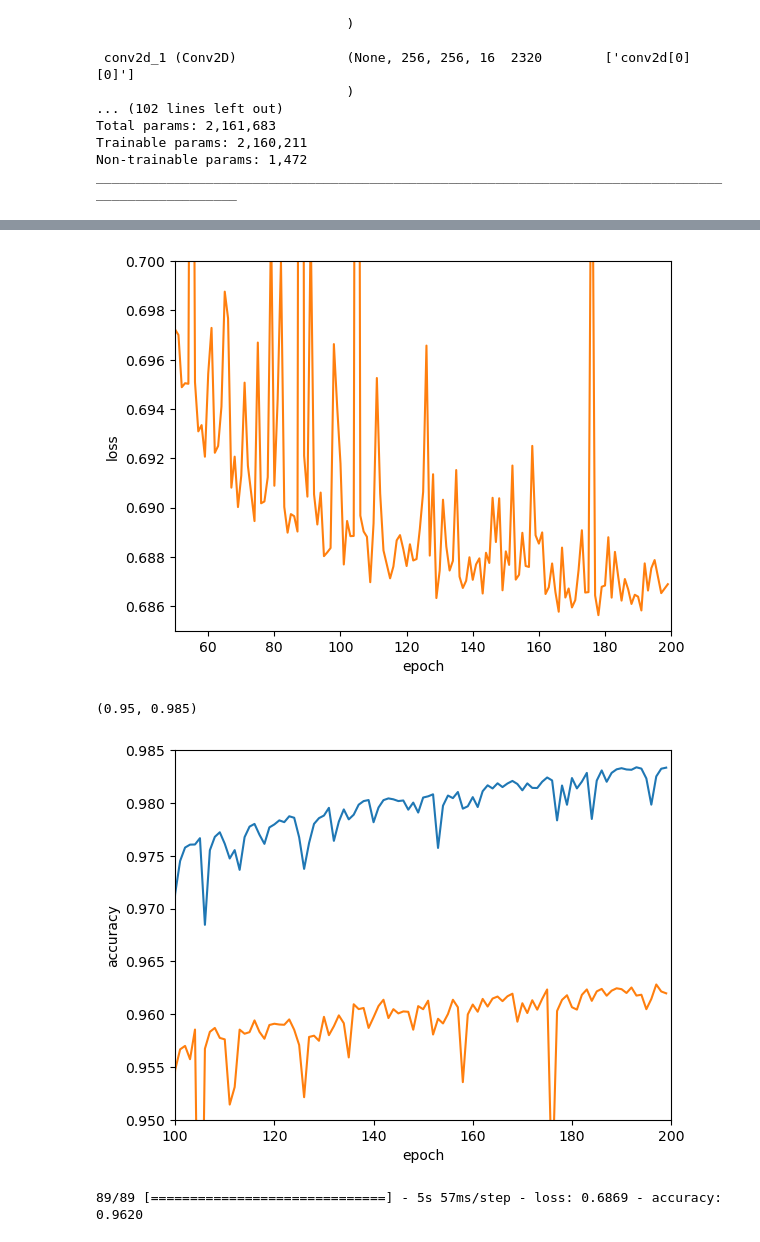
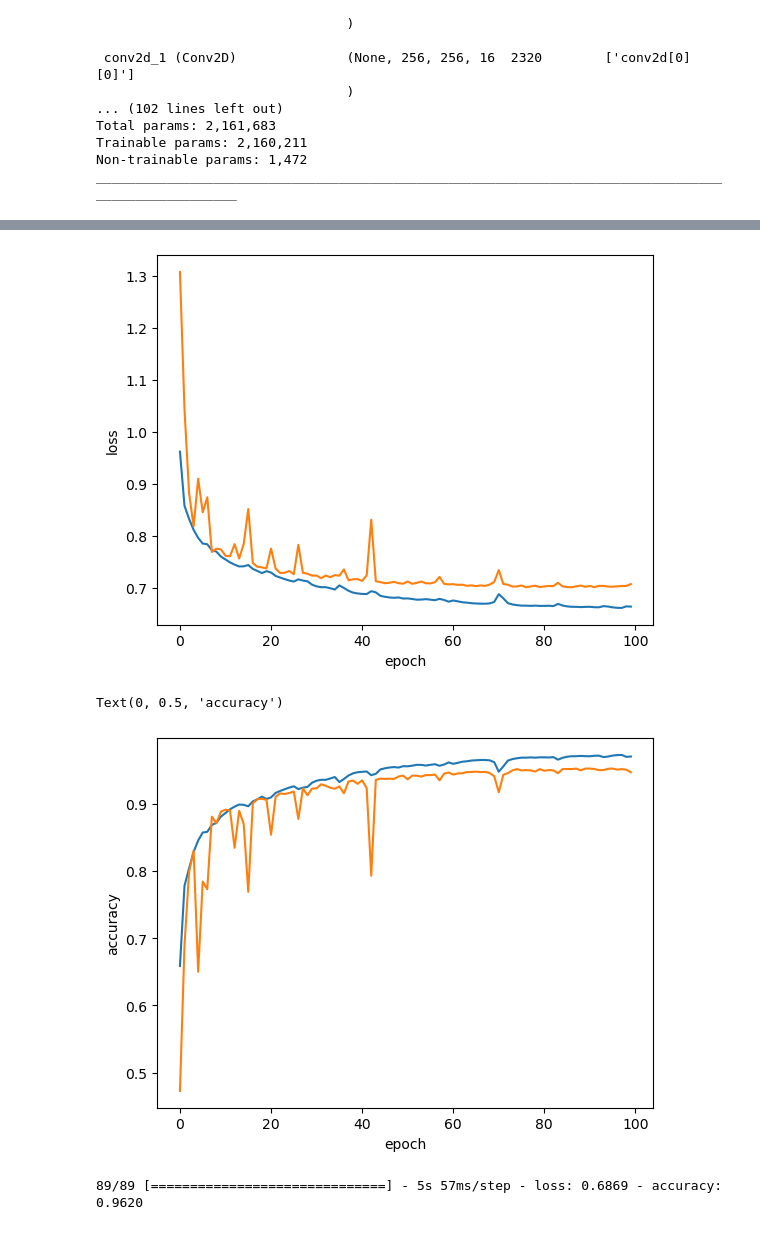
Before and after one commit to zsylvester/segmenteverygrain, a Jupyter notebook: segmenteverygrain/Train_seg_unet_model.ipynb, the cells around one changed output, grey strips where cells are left out. Drawn from its saved outputs; the diff is of its cells as text; code cells hidden in the pictures.

```diff
--- a/segmenteverygrain/Train_seg_unet_model.ipynb
+++ b/segmenteverygrain/Train_seg_unet_model.ipynb
@@ -152,5 +149,5 @@ Trainable params: 2,160,211
 Non-trainable params: 1,472
 __________________________________________________________________________________________________
 # %%
-history = model.fit(train_dataset, epochs=200, validation_data=val_dataset)
+history = model.fit(train_dataset, epochs=100, validation_data=val_dataset)
 # %% [output]
@@ -177,24 +174,24 @@ Epoch 200/200
 # %%
 plt.figure()
 plt.plot(history.history['loss'])
 plt.plot(history.history['val_loss'])
 plt.xlabel('epoch')
 plt.ylabel('loss');
-plt.xlim([50,200])
-plt.ylim([0.685, 0.700]);
+# plt.xlim([50,200])
+# plt.ylim([0.685, 0.700]);
 # %% [output]
-[figure, old version]
+[figure, new version]
 # %%
 plt.figure()
 plt.plot(history.history['accuracy'])
 plt.plot(history.history['val_accuracy'])
 plt.xlabel('epoch')
 plt.ylabel('accuracy')
-plt.xlim([100,200])
-plt.ylim([0.95, 0.985])
+# plt.xlim([100,200])
+# plt.ylim([0.95, 0.985])
 # %% [output]
-(0.95, 0.985)
+Text(0, 0.5, 'accuracy')
-[figure, old version]
+[figure, new version]
 # %%
 model.evaluate(test_dataset)
 # %% [output]
```
Also changed, not shown: parts of 5 cells of this notebook, 10 other files.
